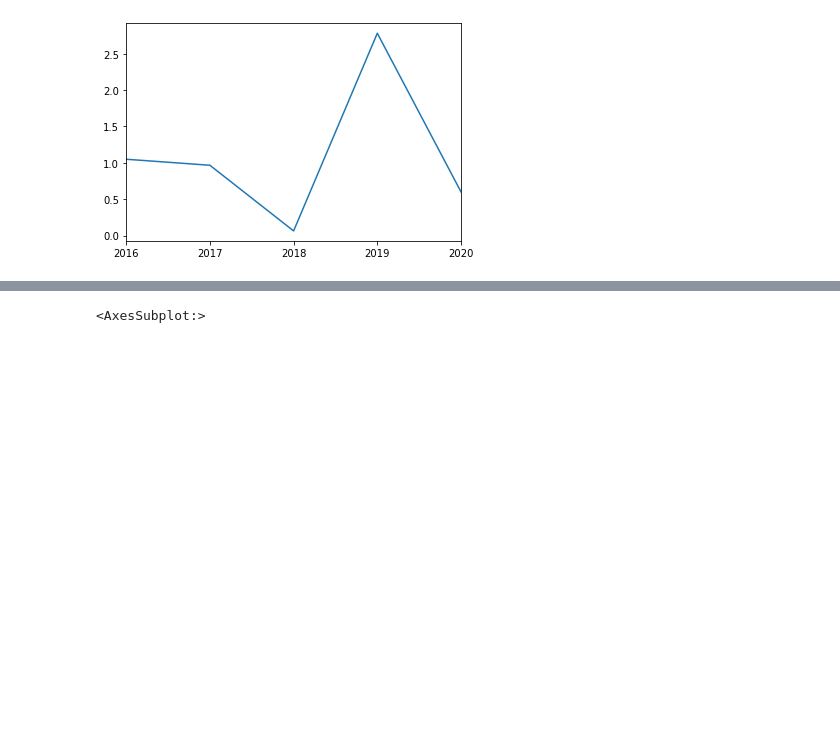
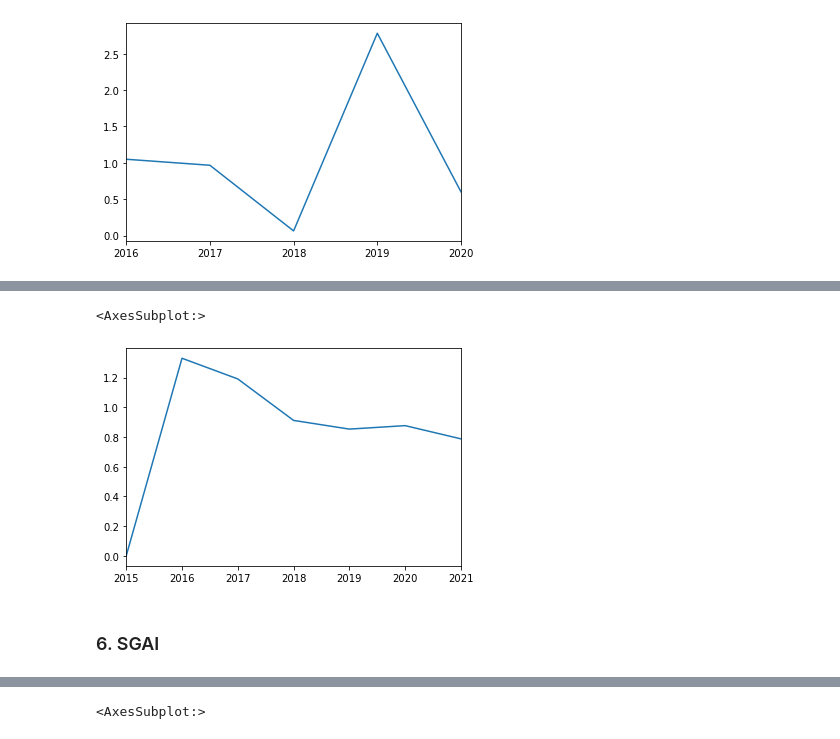
Before and after one commit to someonealive0/deepaudit, a Jupyter notebook: COMP3850.ipynb, the cells around one changed output, grey strips where cells are left out. Cells and saved outputs as stored; diff of their text form; code cells hidden in the pictures; blank space fills up the shorter version.

```diff
--- a/COMP3850.ipynb
+++ b/COMP3850.ipynb
@@ -273,0 +314,33 @@ calc_LVGI(workbooks_combined['BCI']).plot()
+# %%
+def calc_DEPI(company):
+    res = {}
+    bs = company['Balance Sheet']
+    inc = company['Profit Loss']
+
+    for row in range(1, len(bs)):
+        if 'Depreciation' not in inc or 'NCA - PP&E' not in bs:
+            res[bs.index[row]] = np.nan
+            continue
+
+        bs1 = bs.iloc[row]
+        bs0 = bs.iloc[row-1]
+
+        inc1 = inc.iloc[row]
+        inc0 = inc.iloc[row-1]
+
+        dep1 = inc1['Depreciation']
+        dep1 = dep1 / (inc1['Depreciation'] + bs1['NCA - PP&E'])
+
+        dep0 = inc0['Depreciation']
+        dep0 = dep0 / (inc0['Depreciation'] + bs0['NCA - PP&E'])
+
+        res[bs.index[row]] = dep0/dep1
+
+    return pd.Series(res)
+# %%
+calc_DEPI(workbooks_separated['ADH']['FY']).plot()
+# %% [output]
+<AxesSubplot:>
+[figure, added]
+# %% [markdown]
+### 6. SGAI
```
Also changed, not shown: parts of 22 cells of this notebook.
